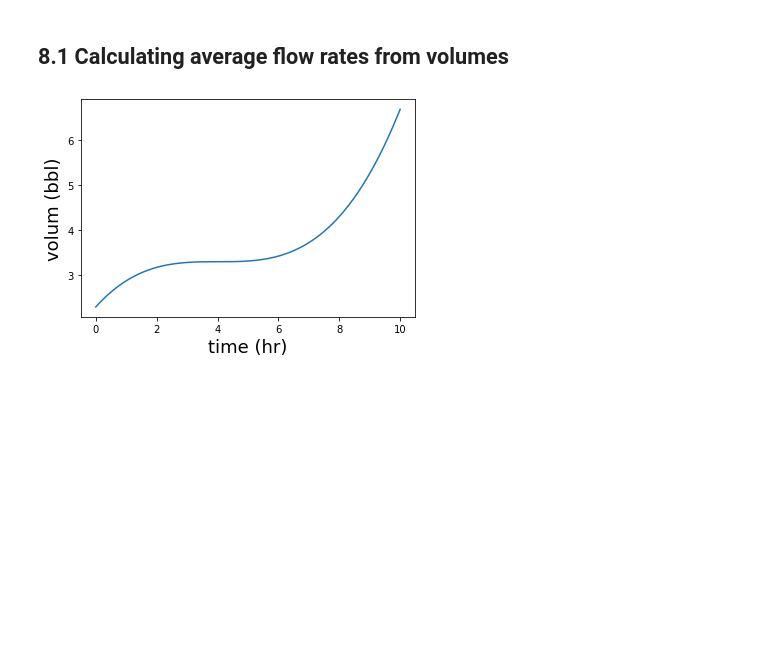
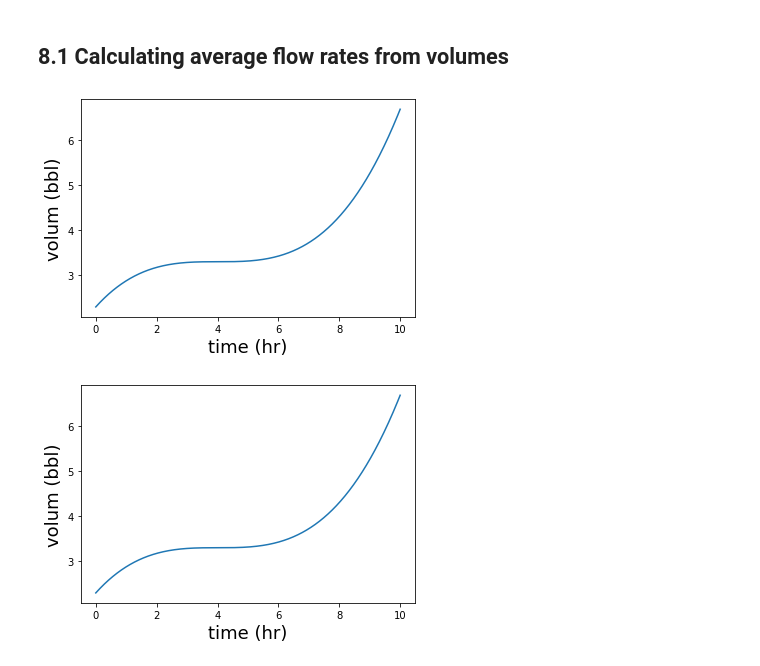
Before and after one commit to Samuel-wei/Math-for-Programmers, a Jupyter notebook: Chapter 08/ch08_UnderstandingRatesofChange.ipynb, the cells around one changed output. Drawn from its saved outputs; the diff is of its cells as text; code cells hidden in the pictures; blank space fills up the shorter version.

```diff
--- a/Chapter 08/ch08_UnderstandingRatesofChange.ipynb
+++ b/Chapter 08/ch08_UnderstandingRatesofChange.ipynb
@@ -26,6 +26,12 @@ def plot_volume(f,tmin,tmax,axes=False,**kwargs):
 
 def plot_flow_rate(f,tmin,tmax,axes=False,**kwargs):
     plot_function(f,tmin,tmax,tlabel="time (hr)", xlabel="flow rate (bbl/hr)",axes=axes, **kwargs)
+# %%
+def plot_volume(f,tmin,tmax,axes=False,**kwargs):
+    plot_function(f,tmin,tmax,tlabel="time (hr)",xlabel="volum (bbl)",axes=axes, **kwargs)
+
+def plot_flow_rate(f,tmin,tmax,axes=False,**kwargs):
+    plot_function(f,tmin,tmax,tlabel="time (hr)", xlabel="flow rate (bbl/hr)",axes=axes, **kwargs)
 # %% [markdown]
 # Chapter 08 Understanding Rates of Change
 # %% [markdown]
@@ -36,6 +42,10 @@ def volume(t):
 
 def flow_rate(t):
     return 3*(t-4)**2 / 64
+# %%
+plot_volume(volume,0,10)
+# %% [output]
+[figure, added]
 # %%
 plot_volume(volume,0,10)
 # %% [output]
```
Also changed, not shown: parts of 59 cells of this notebook.
